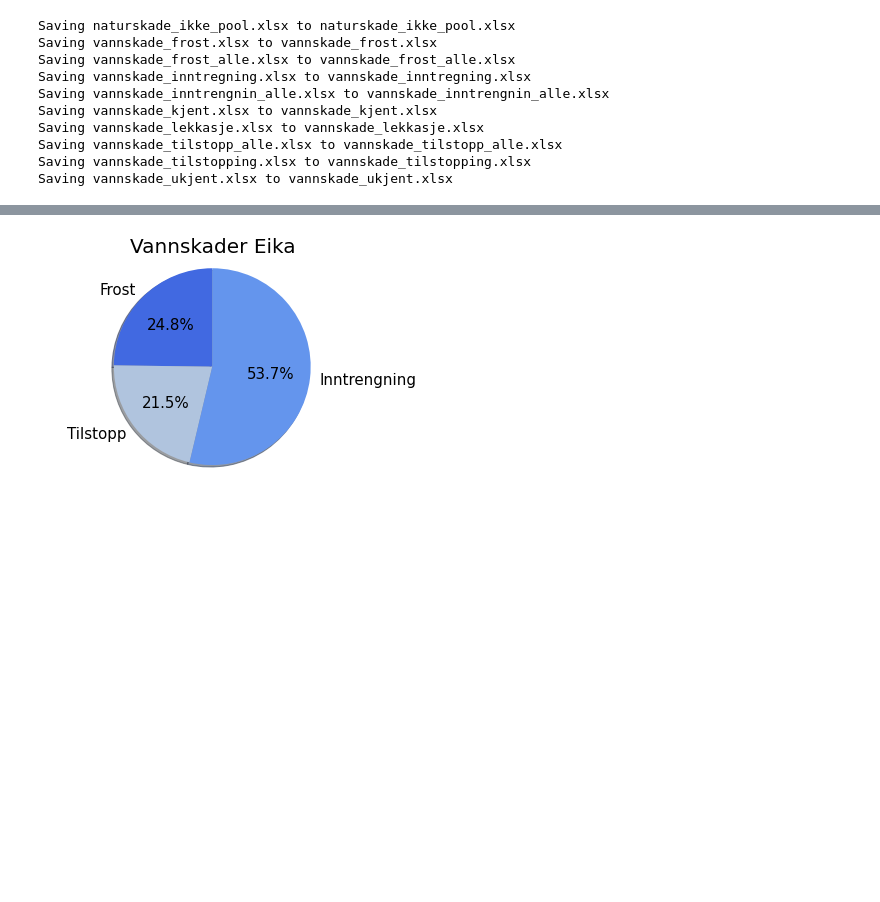
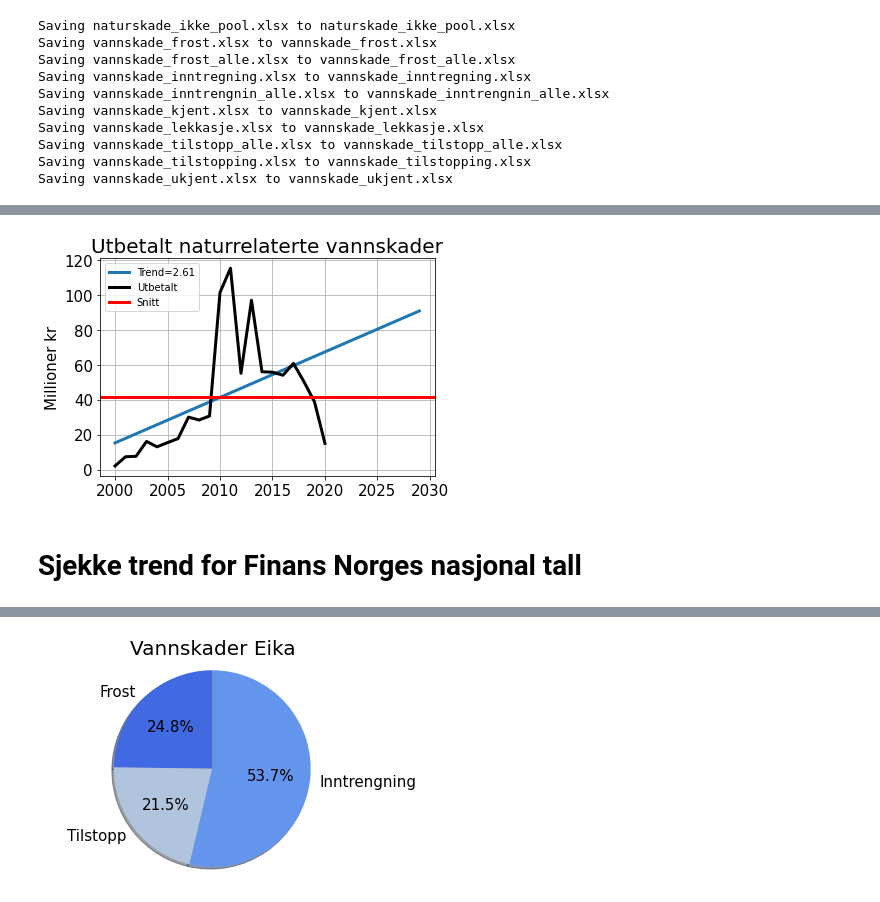
Before and after one commit to eirikngard/Eika, a Jupyter notebook: vannskade2.ipynb, the cells around one changed output, grey strips where cells are left out. Saved outputs shown, nothing was run; the diff lists cells and outputs as text; code cells hidden in the pictures; blank space fills up the shorter version.

```diff
--- a/vannskade2.ipynb
+++ b/vannskade2.ipynb
@@ -105,0 +102,21 @@ Text(0.17968101501298672, 1.011138196060609, 'trend')
+# %%
+fig, ax = plt.subplots()#, figsize=(10,10))\n",
+bins = np.linspace(0,50,10)
+alle = new_frost+new_til+new_inn+new_nat
+snitt = np.mean(alle)
+a,b = linreg(range(len(alle)),alle)  #//x=skade
+trendline=[a*index + b for index in range(len(år))]
+trend=round(a,2)
+plt.plot(år,trendline,label="Trend="+str(trend),linewidth=3)
+plt.plot(år[:-9],alle,label="Utbetalt",color='k',linewidth=3)
+plt.axhline(y=snitt,color='r',label='Snitt',linewidth=3)
+plt.title("Utbetalt naturrelaterte vannskader",size=20)
+plt.ylabel("Millioner kr",size=15)
+ax = plt.gca()
+ax.tick_params(axis = 'both', which = 'major', labelsize = 15)
+plt.grid(),plt.legend()
+#from google.colab import files\n",
+plt.savefig("vannskade_alle_trend.png")
+files.download("vannskade_alle_trend.png")
+plt.show()
+# %% [output]
@@ -105,0 +125,3 @@ Text(0.17968101501298672, 1.011138196060609, 'trend')
+[figure, added]
+# %% [markdown]
+# Sjekke trend for Finans Norges nasjonal tall
```
Also changed, not shown: parts of 14 cells of this notebook.
